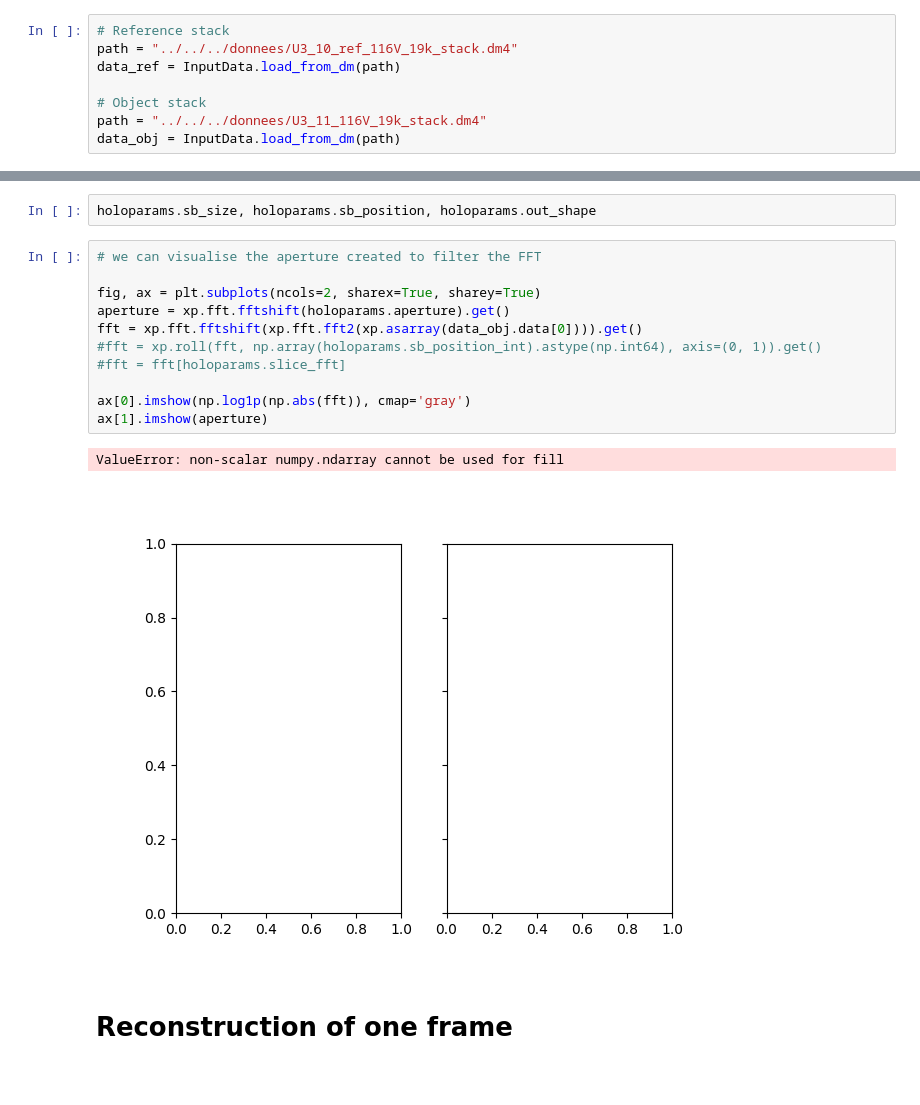
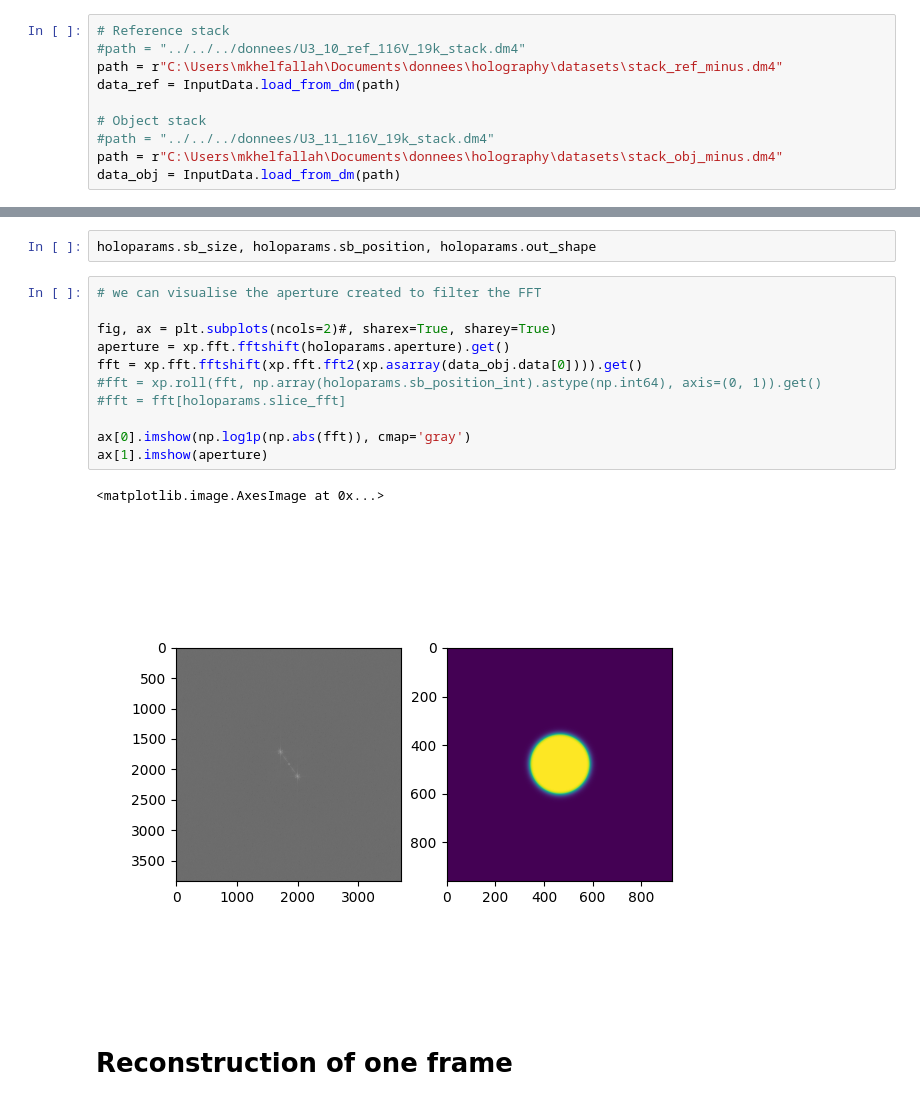
Before and after one commit to LiberTEM/LiberTEM-holo, a Jupyter notebook: notebooks/Reconstruction.ipynb, the cells around one changed output, grey strips where cells are left out. Drawn from its saved outputs; the diff is of its cells as text.

```diff
--- a/notebooks/Reconstruction.ipynb
+++ b/notebooks/Reconstruction.ipynb
@@ -25,11 +25,13 @@ from libertem_holo.base.unwrap import phase_unwrap
 Data is loaded from dm3 or dm4 files directly into a 'data' object which contains the stack as well as metadata information such as the pixel size in meters, the total exposure time in seconds and the GMS tags.
 # %%
 # Reference stack
-path = "../../../donnees/U3_10_ref_116V_19k_stack.dm4"
+#path = "../../../donnees/U3_10_ref_116V_19k_stack.dm4"
+path = r"C:\Users\mkhelfallah\Documents\donnees\holography\datasets\stack_ref_minus.dm4"
 data_ref = InputData.load_from_dm(path)
 
 # Object stack
-path = "../../../donnees/U3_11_116V_19k_stack.dm4"
+#path = "../../../donnees/U3_11_116V_19k_stack.dm4"
+path = r"C:\Users\mkhelfallah\Documents\donnees\holography\datasets\stack_obj_minus.dm4"
 data_obj = InputData.load_from_dm(path)
 # %%
 data_obj.pixelsize, data_obj.exposure_time, data_obj.shape
@@ -88,17 +92,17 @@ holoparams.sb_size, holoparams.sb_position, holoparams.out_shape
 # %%
 # we can visualise the aperture created to filter the FFT
 
-fig, ax = plt.subplots(ncols=2, sharex=True, sharey=True)
+fig, ax = plt.subplots(ncols=2)#, sharex=True, sharey=True)
 aperture = xp.fft.fftshift(holoparams.aperture).get()
 fft = xp.fft.fftshift(xp.fft.fft2(xp.asarray(data_obj.data[0]))).get()
 #fft = xp.roll(fft, np.array(holoparams.sb_position_int).astype(np.int64), axis=(0, 1)).get()
 #fft = fft[holoparams.slice_fft]
 
 ax[0].imshow(np.log1p(np.abs(fft)), cmap='gray')
 ax[1].imshow(aperture)
 # %% [output]
-ValueError: non-scalar numpy.ndarray cannot be used for fill
+<matplotlib.image.AxesImage at 0x...>
-[figure, old version]
+[figure, new version]
 # %% [markdown]
 # Reconstruction of one frame
 # %%
```
Also changed, not shown: parts of 17 cells of this notebook, 1 other file.
